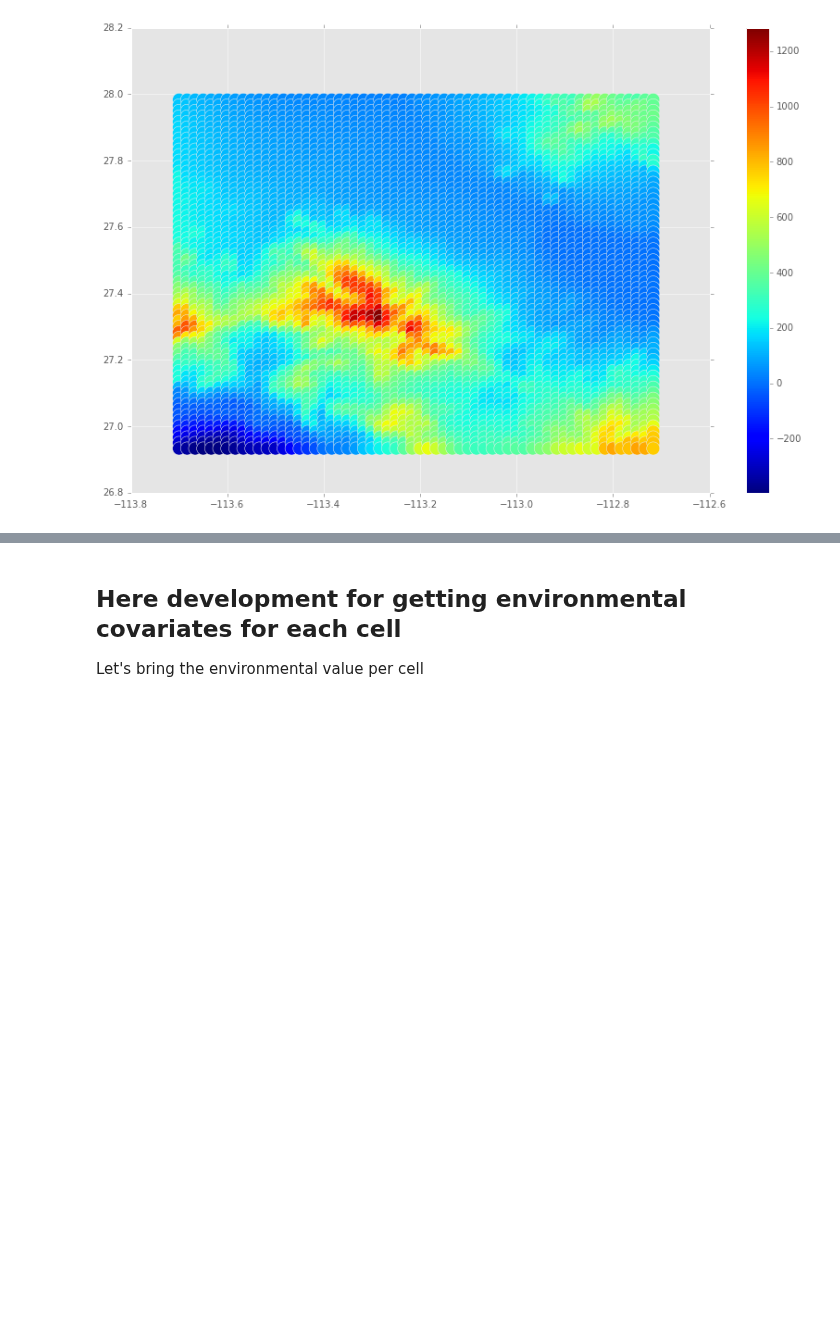
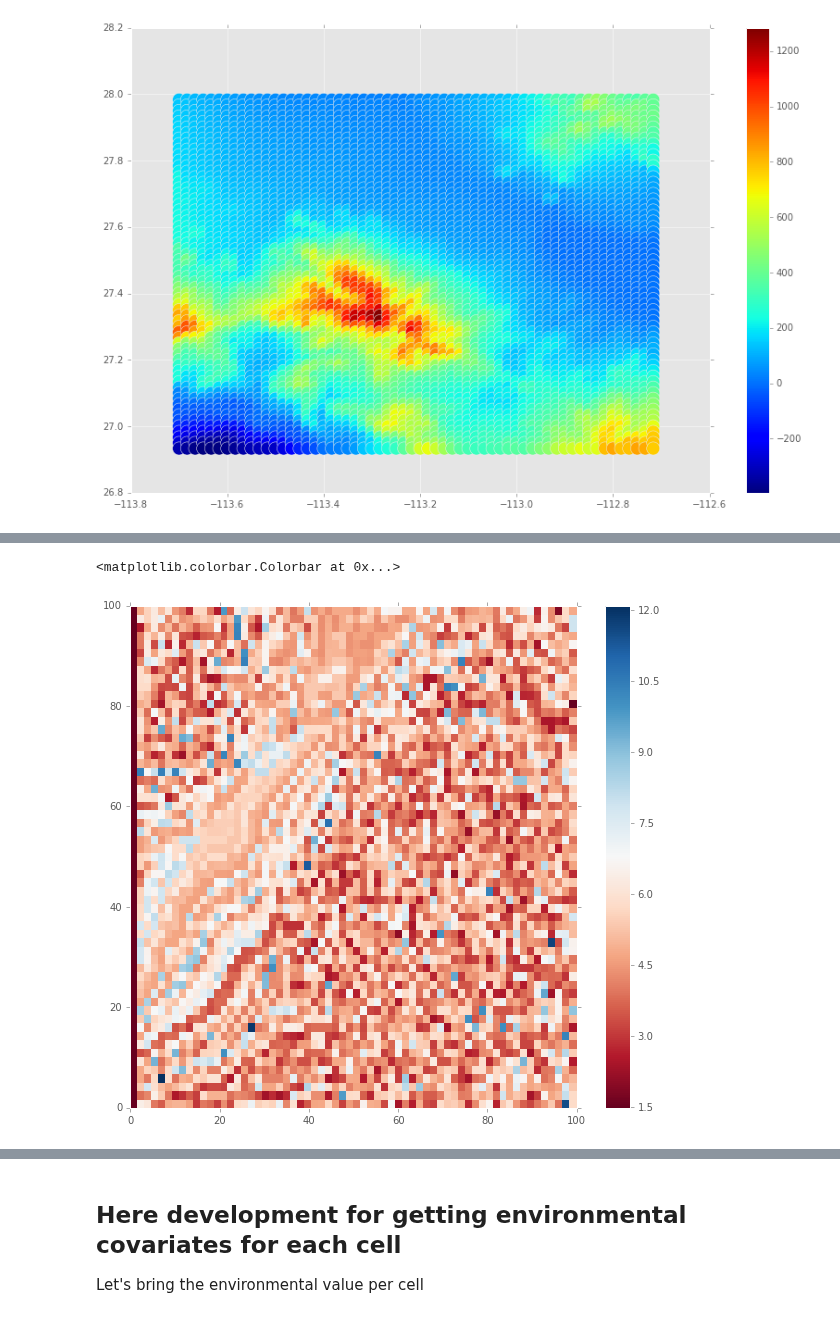
Before and after one commit to molgor/biospytial, a Jupyter notebook: ipython-notebooks/demos/statistical_models/[Spatial Regression] Extracting Taxa from grid.ipynb, the cells around one changed output, grey strips where cells are left out. Drawn from its saved outputs; the diff is of its cells as text; code cells hidden in the pictures; blank space fills up the shorter version.

```diff
--- a/ipython-notebooks/demos/statistical_models/[Spatial Regression] Extracting Taxa from grid.ipynb
+++ b/ipython-notebooks/demos/statistical_models/[Spatial Regression] Extracting Taxa from grid.ipynb
@@ -279,0 +341,15 @@ plt.colorbar()
+# %%
+## With pcolormesh
+x = np.linspace(0,100,65)
+y = np.linspace(0,100,60)
+XX,YY = np.meshgrid(x,y)
+ZZ = np.exp(Z1)
+z_min = np.nanmin(ZZ)
+z_max = np.nanmax(ZZ)
+# %%
+fig, ax = plt.subplots(figsize=(10, 9));
+plt.pcolor(XX,YY,np.exp(Z1),cmap='RdBu', vmin=z_min, vmax=z_max)
+plt.colorbar()
+# %% [output]
+<matplotlib.colorbar.Colorbar at 0x...>
+[figure, added]
```
Also changed, not shown: parts of 39 cells of this notebook, 1 other file.
